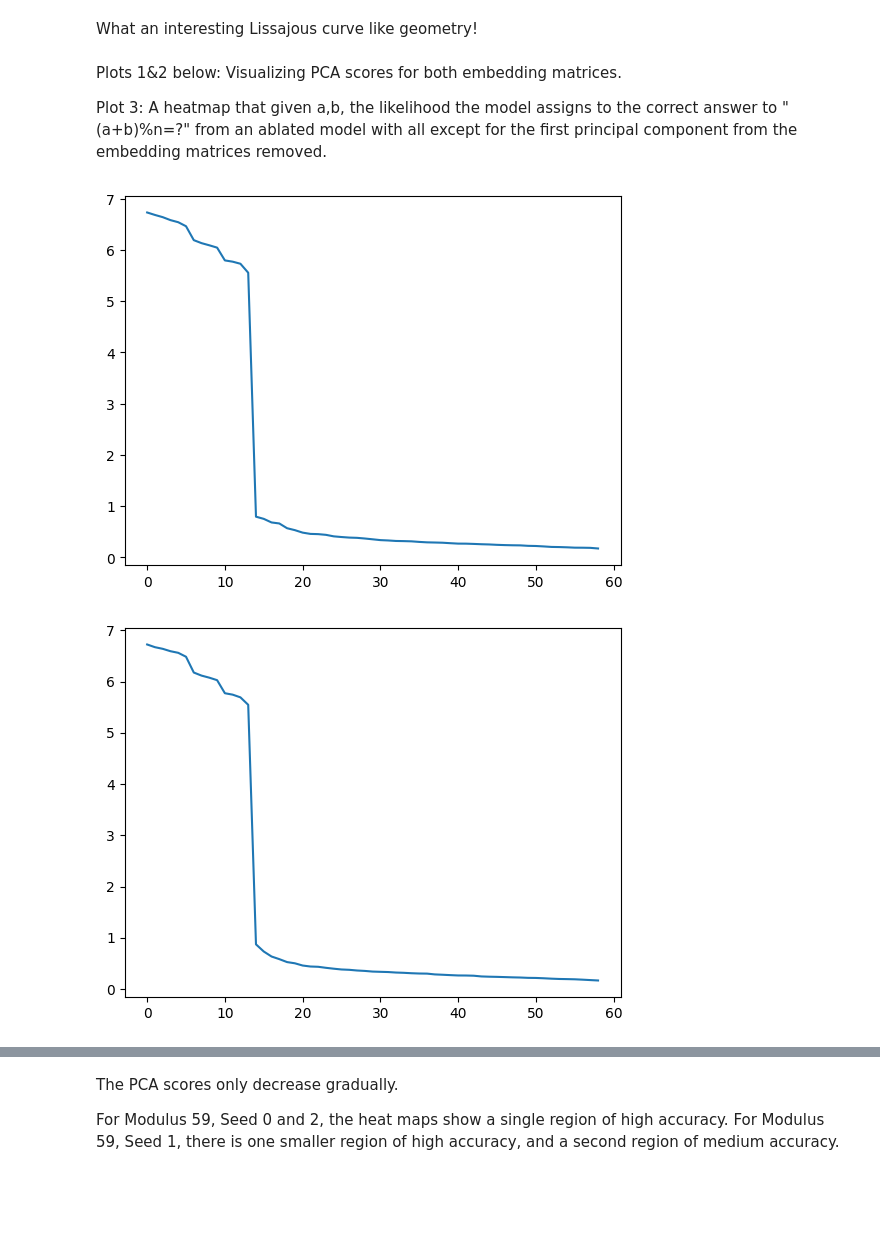
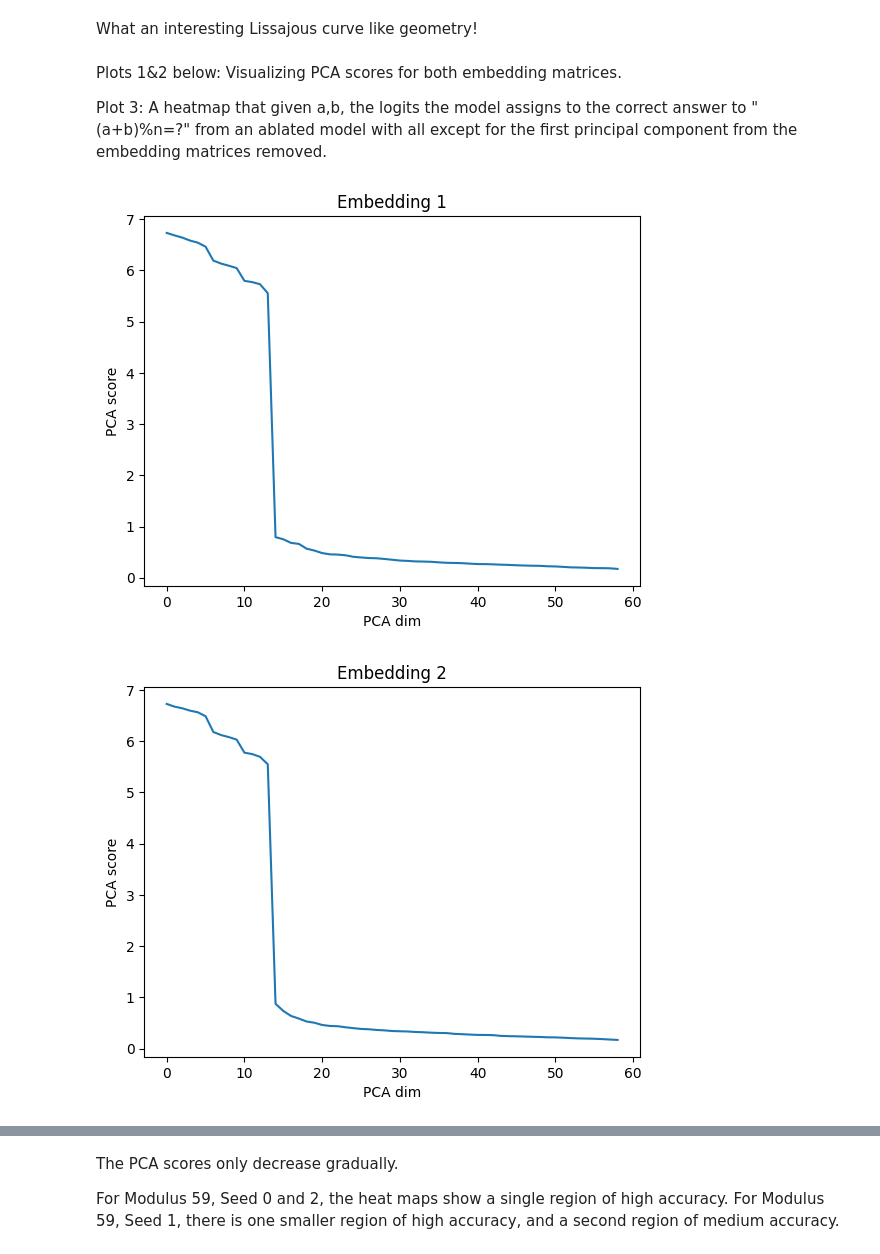
Before and after one commit to doughdemon/modular-addition, a Jupyter notebook: notebook.ipynb, the cells around one changed output, grey strips where cells are left out. Cells and saved outputs as stored; diff of their text form; code cells hidden in the pictures; blank space fills up the shorter version.

```diff
--- a/notebook.ipynb
+++ b/notebook.ipynb
@@ -68,9 +70,9 @@ The model is trained for a fixed number of epochs via AdamW. Checkpoints are sav
 PRINT = 500
 CHECKPOINT = 500
 
-task_dir = "c59seed1"
+task = "c59seed1"
 
-seed, frac_train, layers, lr, n, weight_decay, betas, num_epochs = load_cfg(task_dir)
+seed, frac_train, layers, lr, n, weight_decay, betas, num_epochs = load_cfg(task)
 
 if torch.cuda.is_available():
     device = 'cuda'
@@ -223,7 +225,7 @@ High (99.7%) accuracy if we keep 8 PCA dimensions and only the top Fourier mode
 Let's look at how the embeddings evolve during training using 2d PCA. (Note: To reproduce, run Section 3 for task `c59seed0` before this.)
 # %%
 dims=2
-task = "c59seed0"
+task = "c59seed1"
 
 CHECKPOINT = 500
 
@@ -260,6 +264,9 @@ For Modulus 59 and Seed 1, there is non-circular structure. Visualizing it in 3d
 dims = 3
 epoch = 49000
 task = "c59seed1"
+
+# aut=13 means that we connect 0 -> 13 -> 26 -> ... (modulo n), chosen so that nearby points are connected
+aut = 13 # c59seed1
 
 _, _, layers, _, n, _, _, num_epochs = load_cfg(task)
 
@@ -275,8 +282,7 @@ M, _ = pca(model.embed1.weight, dims=dims)
 M = M.detach().numpy()
 
 #fig = draw_points(M, dims, epoch, loss)
-# aut=13 means that we connect 0 -> 13 -> 26 -> ... (modulo n)
-fig = draw_lines(M, dims, epoch, loss, aut=13)
+fig = draw_lines(M, dims, epoch, loss, aut)
 fig
 # %% [output]
 [interactive output not drawn]
@@ -285,7 +291,7 @@ What an interesting Lissajous curve like geometry!
 # %% [markdown]
 Plots 1&2 below: Visualizing PCA scores for both embedding matrices.
 
-Plot 3: A heatmap that given a,b, the likelihood the model assigns to the correct answer to "(a+b)%n=?" from an ablated model with all except for the first principal component from the embedding matrices removed.
+Plot 3: A heatmap that given a,b, the logits the model assigns to the correct answer to "(a+b)%n=?" from an ablated model with all except for the first principal component from the embedding matrices removed.
 # %%
 dims = 3
 epoch = 49000
@@ -301,34 +307,40 @@ _, _, layers, _, n, _, _, num_epochs = load_cfg(task)
 model = MyModel(n, layers['embed_dim'], layers['hidden_dim'])
 if epoch:
     epoch, loss = load_checkpoint(model, None, task, epoch=epoch)
 else:
     epoch, loss = load_checkpoint(model, None, task, final=True)
 
-for l in [model.embed1, model.embed2]:
+for i, l in enumerate([model.embed1, model.embed2]):
   U, S, Vh = torch.linalg.svd(l.weight)
 
   # print PCA scores
   fig, ax = plt.subplots()
+  ax.set_xlabel("PCA dim")
+  ax.set_ylabel("PCA score")
+  ax.set_title(f"Embedding {i+1}")
   im = ax.plot(S.detach().numpy())
 
   # modify weights
   S = torch.tensor([[S[0] if i == j and i <= 0 else 0.0 for i in range(n)] for j in range(layers['embed_dim'])])
   l.weight = torch.nn.parameter.Parameter(U@S@Vh)
 
 # visualize performance of the modified model on each multiplication
 input = torch.tensor([[[1.0 if j == (i//n) else 0.0 for j in range(n)], [1.0 if j == (i%n) else 0.0 for j in range(n)]] for i in range(n*n)])
 with torch.no_grad():
     output3d = model(input)
 output = torch.tensor([[float(output3d[a*n+b, (a+b)%n]) for a in range(n)] for b in range(n)])
 
 # apply an automorphism of the group to make the visualization more regular
 aut_output = output
 aut_output = aut_output[[(aut*i)%n for i in range(n)],:]
 aut_output = aut_output[:,[(aut*i)%n for i in range(n)]]
 
 fig, ax = plt.subplots()
+ax.set_xlabel(f"{aut}*a mod {n}")
+ax.set_ylabel(f"{aut}*b mod {n}")
+ax.set_title("Logits for ablated model")
 im = ax.imshow(aut_output.detach().numpy())
-fig.colorbar(im,ax=ax)
+colorbar=fig.colorbar(im,ax=ax)
 # %% [output]
-[figure, old version]
+[figure, new version]
-[figure, old version]
+[figure, new version]
```
Also changed, not shown: parts of 13 cells of this notebook.
